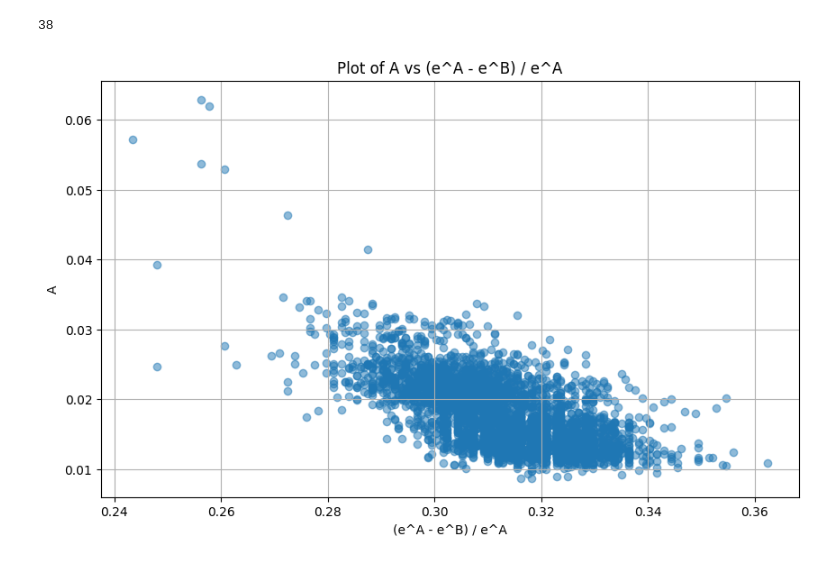
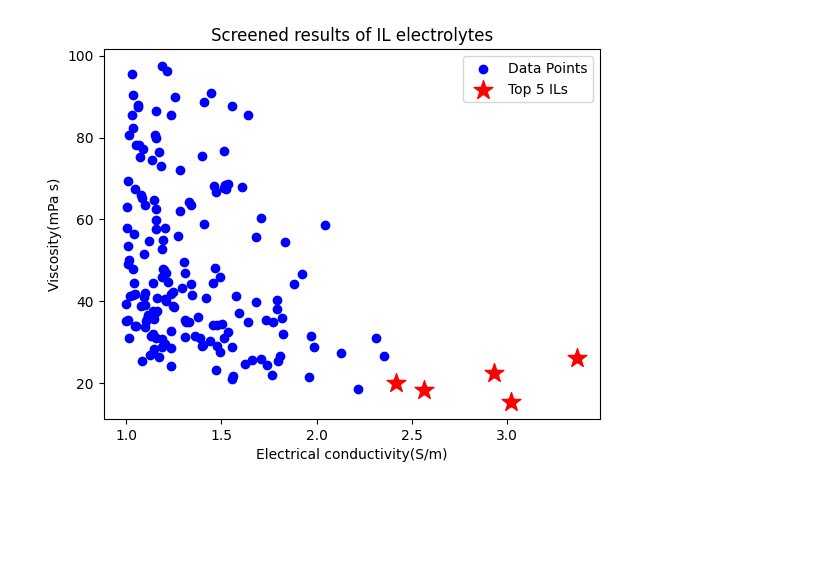
Before and after one commit to Yu-Xin-Qiu/ILBERT, a Jupyter notebook: ILBERT/screen.ipynb, the cells around one changed output. Drawn from its saved outputs; the diff is of its cells as text; code cells hidden in the pictures; blank space fills up the shorter version.

```diff
--- a/ILBERT/screen.ipynb
+++ b/ILBERT/screen.ipynb
@@ -1,5 +1,4 @@
 # %%
 import pandas as pd
-
-# 读取CSV文件
-df = pd.read_csv('data/PRD/IL.csv')
+df = pd.read_csv('data/8M_IL_pred.csv')
+df.head()
@@ -6,5 +13,3 @@ df = pd.read_csv('data/PRD/IL.csv')
-# %%
-df['lnEC']=1
-df.to_csv('data/PRD/IL.csv')
 # %%
-filtered_df = df[(df['MP/K'] < 298) & (df['TDT/K'] > 400) & (df['V'] < 4.6)]
+filtered_df = df[(df['MP/K'] < 298) & (df['TDT/K'] > 400) & (df['C'] > 3) & (df['V'] < 4.6)&(df['EC'] > 0)]
+len(filtered_df)
@@ -27,5 +17,0 @@ df.head()
-# %%
-import numpy as np
-# filtered_df = df[(df['MP/K'] < 298) & (df['TDT/K'] > 400)& (df['V'] < 4.6)& (np.exp(df['CO2']) > 0.03)& ((np.exp(df['CO2']) - np.exp(df['CO2_328'])) / np.exp(df['CO2']) >0.3)]
-filtered_df = df[(df['MP/K'] < 298) & (df['TDT/K'] > 400)& (df['EC'] > 0) & (df['V'] < 4)]
-filtered_df.head()
@@ -42,33 +18,27 @@ filtered_df.to_csv('3.csv')
-# %%
-len(filtered_df)
-# %% [output]
-38
 # %%
 import pandas as pd
+import matplotlib.pyplot as plt
 import numpy as np
-import matplotlib.pyplot as plt
 
+A = filtered_df['EC']
+B = filtered_df['V']
 
-# 假设A列和B列的列名分别为'A'和'B'
-A = filtered_df['CO2']
-B = filtered_df['CO2_328']
+x = np.exp(A)
+y = np.exp(B)
 
+top_5_indices = np.argsort(x)[-5:]
+plt.scatter(x, y, label="Data Points", color='blue')
+plt.scatter(x.iloc[top_5_indices], y.iloc[top_5_indices], color='red', marker='*', s=200, label="Top 5 ILs")
 
-y=np.exp(A)
-# 计算横坐标
-x = (np.exp(A) - np.exp(B)) / np.exp(A)
+plt.title('Screened results of IL electrolytes')
+plt.xlabel('Electrical conductivity(S/m)')
+plt.ylabel('Viscosity(mPa s)')
 
-
-# 绘制散点图
-plt.figure(figsize=(10, 6))
-plt.scatter(x, y, alpha=0.5)  # alpha用于调整透明度
-plt.title('Plot of A vs (e^A - e^B) / e^A')
-plt.xlabel('(e^A - e^B) / e^A')
-plt.ylabel('A')
-plt.grid()
+plt.grid(False)
+plt.legend()
 plt.show()
 # %% [output]
-[figure, old version]
+[figure, new version]
 # %%
 from rdkit import Chem
 from rdkit.Chem import Draw
```
Also changed, not shown: parts of 15 cells of this notebook, 1 other file.
